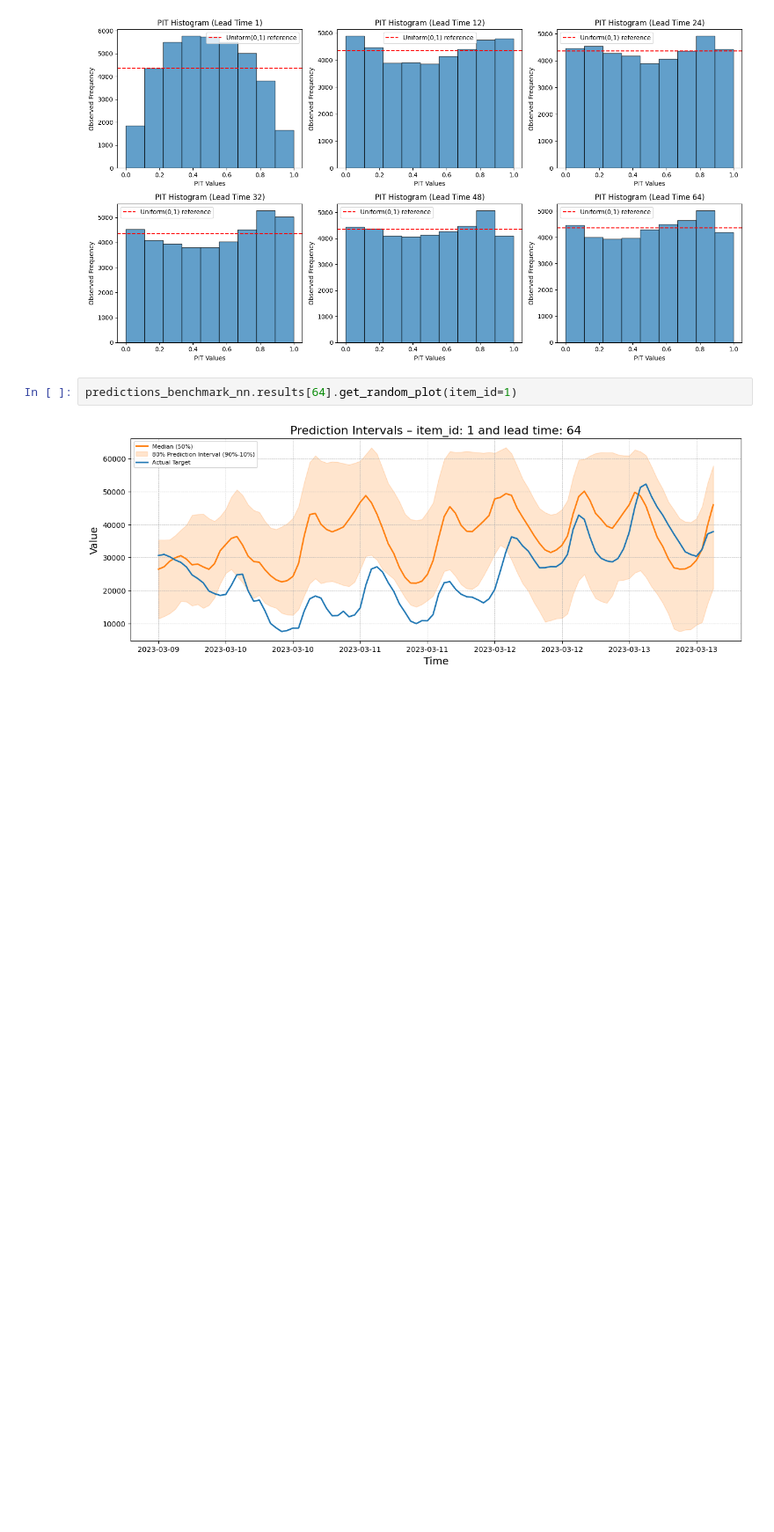
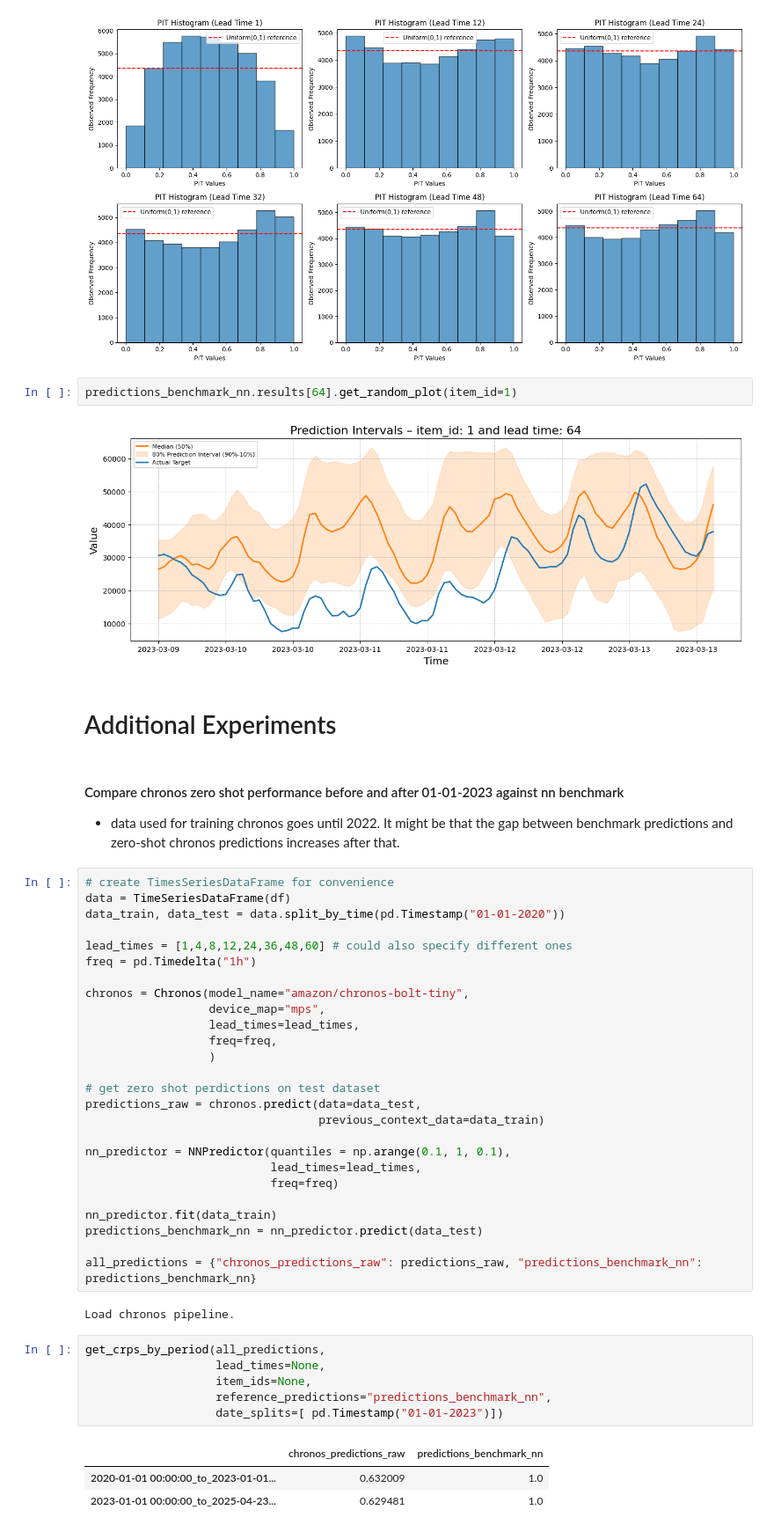
Before and after one commit to LouisSko/master-thesis, a Jupyter notebook: notebook.ipynb, the cells around one changed output. Shown: that part at 88% size. Saved outputs shown, nothing was run; the diff lists cells and outputs as text; blank space fills up the shorter version.

Commit message:
Compare chronos zero-shot predictions before and after 01-01-2023 against nn benchmark

```diff
--- a/notebook.ipynb
+++ b/notebook.ipynb
@@ -575,3 +575,46 @@ predictions_raw.get_pit_histogram(lead_times=[1, 12, 24, 32, 48, 64])
 predictions_benchmark_nn.results[64].get_random_plot(item_id=1)
 # %% [output]
 [figure]
+# %% [markdown]
+# Additional Experiments
+# %% [markdown]
+#### Compare chronos zero shot performance before and after 01-01-2023 against nn benchmark
+- data used for training chronos goes until 2022. It might be that the gap between benchmark predictions and zero-shot chronos predictions increases after that.
+# %%
+# create TimesSeriesDataFrame for convenience
+data = TimeSeriesDataFrame(df)
+data_train, data_test = data.split_by_time(pd.Timestamp("01-01-2020"))
+
+lead_times = [1,4,8,12,24,36,48,60] # could also specify different ones
+freq = pd.Timedelta("1h")
+
+chronos = Chronos(model_name="amazon/chronos-bolt-tiny",
+                  device_map="mps",
+                  lead_times=lead_times,
+                  freq=freq,
+                  )
+
+# get zero shot perdictions on test dataset
+predictions_raw = chronos.predict(data=data_test,
+                                  previous_context_data=data_train)
+
+nn_predictor = NNPredictor(quantiles = np.arange(0.1, 1, 0.1),
+                           lead_times=lead_times,
+                           freq=freq)
+
+nn_predictor.fit(data_train)
+predictions_benchmark_nn = nn_predictor.predict(data_test)
+
+all_predictions = {"chronos_predictions_raw": predictions_raw, "predictions_benchmark_nn": predictions_benchmark_nn}
+# %% [output]
+Load chronos pipeline.
+# %%
+get_crps_by_period(all_predictions,
+                   lead_times=None,
+                   item_ids=None,
+                   reference_predictions="predictions_benchmark_nn",
+                   date_splits=[ pd.Timestamp("01-01-2023")])
+# %% [output]
+|  | chronos_predictions_raw | predictions_benchmark_nn |
+| 2020-01-01 00:00:00_to_2023-01-01... | 0.632009 | 1.0 |
+| 2023-01-01 00:00:00_to_2025-04-23... | 0.629481 | 1.0 |
```
